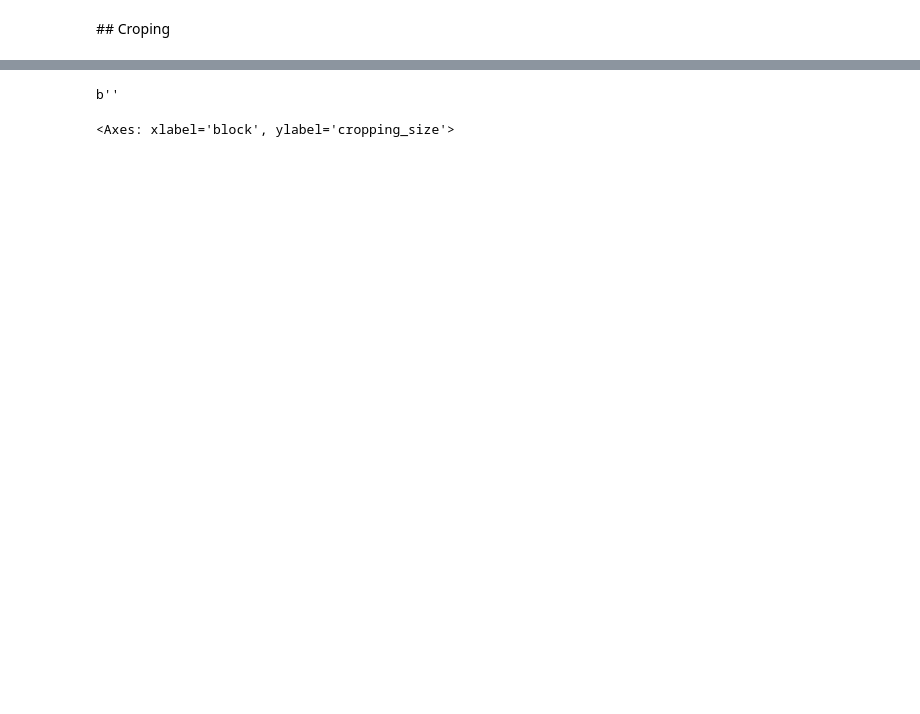
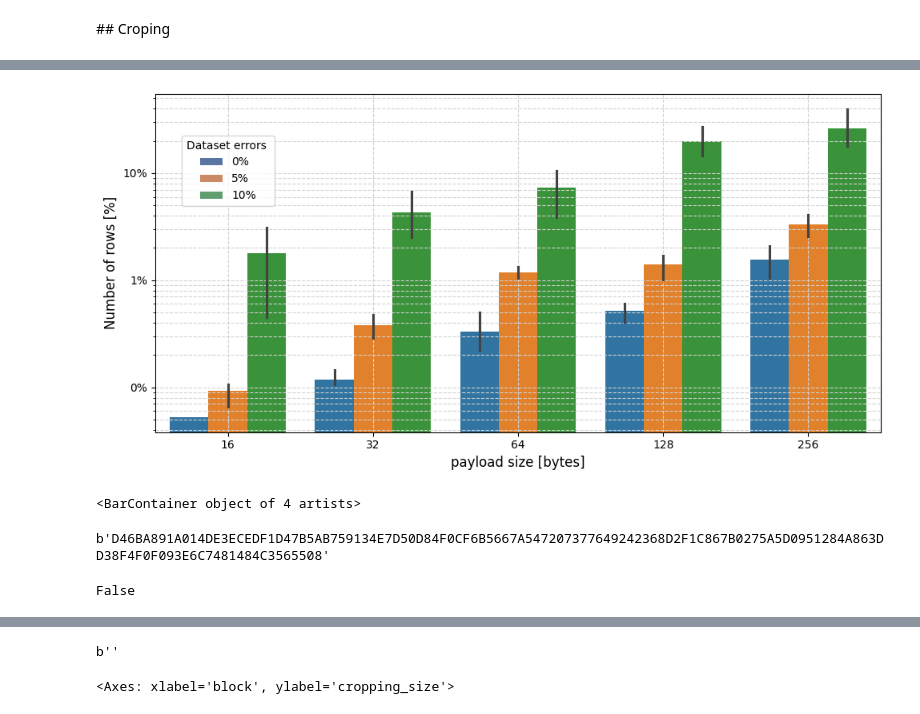
Before and after one commit to dridk/steganodf, a Jupyter notebook: benchmark.ipynb, the cells around one changed output, grey strips where cells are left out. Drawn from its saved outputs; the diff is of its cells as text; code cells hidden in the pictures; blank space fills up the shorter version.

```diff
--- a/benchmark.ipynb
+++ b/benchmark.ipynb
@@ -140,3 +305,70 @@ find_max_crop_size(a, stego_df, data)
+# %%
+from matplotlib import ticker
+# crop_df = pl.DataFrame(results)
+# crop_df = crop_df.with_columns( (pl.col("row")  / len(begin_df)).alias("percent"))
+
+# crop_df=crop_df.with_columns(pl.format("{} %", pl.col("error")).alias("label"))
+# # sns.set_palette(["#2279B5"])
+
+# #crop_df.write_parquet("error.parquet")
+
+crop_df = pl.read_parquet("error.parquet")
+
+fig, axes = plt.subplots(1,1, figsize=(10,5))
+
+
+sns.barplot(x="size", y="percent", hue="label", data=crop_df, linewidth=2.5, ax=axes, legend=False)
+axes.yaxis.set_major_formatter(ticker.PercentFormatter(1))
+axes.set_xlabel("payload size [bytes]", fontsize=12)
+axes.set_ylabel("Number of rows [%]", fontsize=12)
+
+ticks = axes.get_xticklabels()
+new_ticks = [f"{i.get_text()} bytes" for i in ticks]
+#axes.set_xticklabels(new_ticks)
+
+axes.set_yscale("log")
+axes.yaxis.set_major_formatter(ticker.PercentFormatter(1))
+
+#axes.set_title(f"Encoded on a dataset of {len(begin_df)} rows and 5 corrections symbols")
+
+
+
+handles = [
+    plt.Rectangle((0, 0), 1, 1, fc='#5975A4'),
+    plt.Rectangle((0, 0), 1, 1, fc='#CC8963'),
+    plt.Rectangle((0, 0), 1, 1, fc='#5F9E6E')
+]
+labels = ["0%", "5%", "10%"]
+
+# Ajouter la légende partagée
+fig.legend( handles, labels, loc='upper center', ncol=1, title="Dataset errors ", bbox_to_anchor=(0.17, 0.88) )
+
+#fig.suptitle(f"Minimum rows required to extract a payload ")
+
+# #plt.grid(axis='y')
+
+#fig.title(f"On a dataset of {len(begin_df)} using 5 error correction symbols ", fontsize=10)
+# plt.yscale('log')
+# # Appliquer le formateur aux ticks X
+
+plt.tight_layout()
+axes.grid(True,which="both",ls="--",c='lightgray')
+
+plt.savefig("error.png")
+# %% [output]
+[figure, added]
+# %%
+ax.containers[0]
+# %% [output]
+<BarContainer object of 4 artists>
+# %%
+algo.decode(stego_df)
+# %% [output]
+b'D46BA891A014DE3ECEDF1D47B5AB759134E7D50D84F0CF6B5667A547207377649242368D2F1C867B0275A5D0951284A863DD38F4F0F093E6C7481484C3565508'
+# %%
+algo.decode(stego_df[:4896]) == payload
+# %% [output]
+False
 # %%
 results = []
 
```
Also changed, not shown: parts of 21 cells of this notebook.
